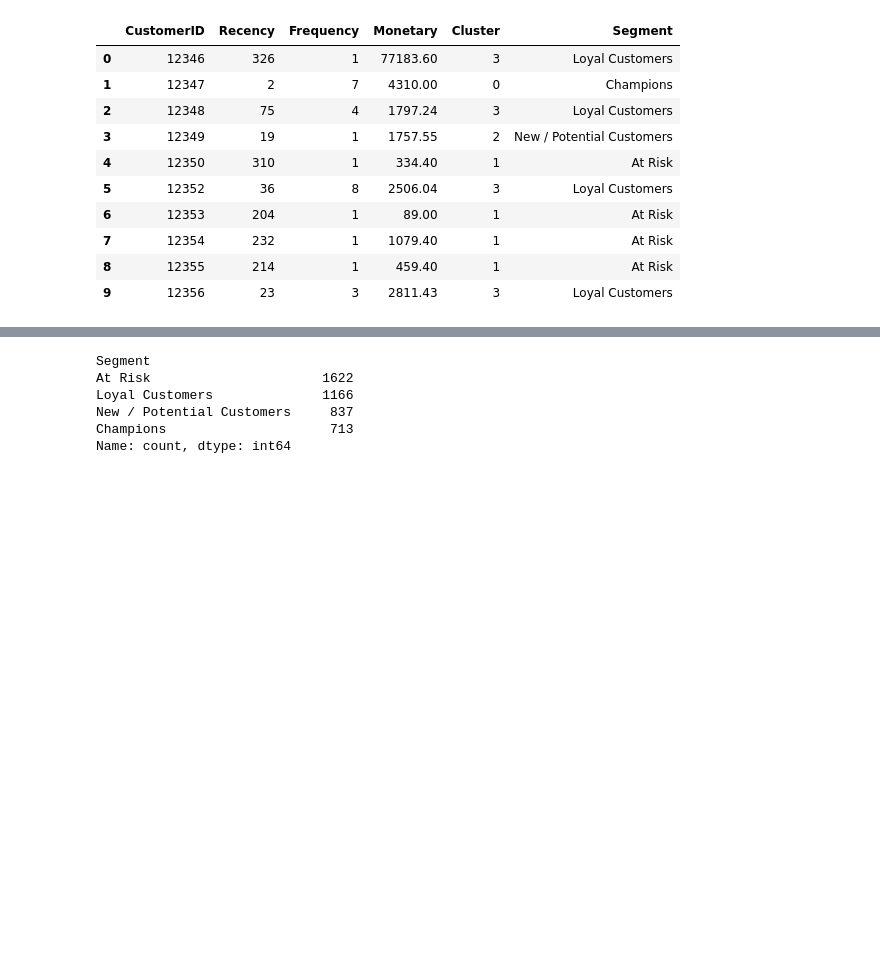
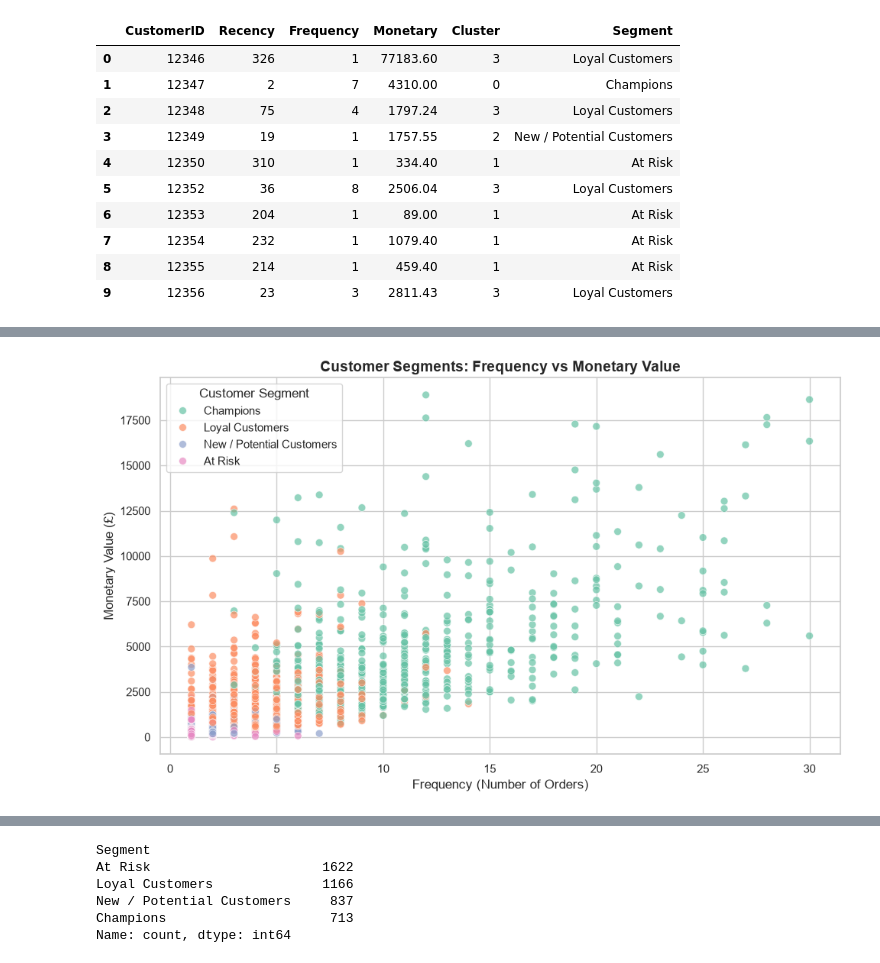
Before and after one commit to Vamshiyadavk/OBISIP, a Jupyter notebook: DataAnalytics-L1-CustomerSegmentationAnalysis/notebook/customer_segmentation.ipynb, the cells around one changed output, grey strips where cells are left out. Cells and saved outputs as stored; diff of their text form; code cells hidden in the pictures; blank space fills up the shorter version.

```diff
--- a/DataAnalytics-L1-CustomerSegmentationAnalysis/notebook/customer_segmentation.ipynb
+++ b/DataAnalytics-L1-CustomerSegmentationAnalysis/notebook/customer_segmentation.ipynb
@@ -534,0 +596,34 @@ rfm.head(10)
+# %%
+plt.figure(figsize=(10, 6))
+
+sns.scatterplot(
+    data=plot_rfm,
+    x="Frequency",
+    y="Monetary",
+    hue="Segment",
+    palette="Set2",
+    alpha=0.7,
+    s=50
+)
+
+plt.title(
+    "Customer Segments: Frequency vs Monetary Value",
+    fontsize=14,
+    fontweight="bold"
+)
+
+plt.xlabel("Frequency (Number of Orders)")
+plt.ylabel("Monetary Value (£)")
+plt.legend(title="Customer Segment")
+
+plt.tight_layout()
+
+plt.savefig(
+    "../outputs/cluster_frequency_monetary.png",
+    dpi=300,
+    bbox_inches="tight"
+)
+
+plt.show()
+# %% [output]
+[figure, added]
```
Also changed, not shown: parts of 7 cells of this notebook, 6 other files.
